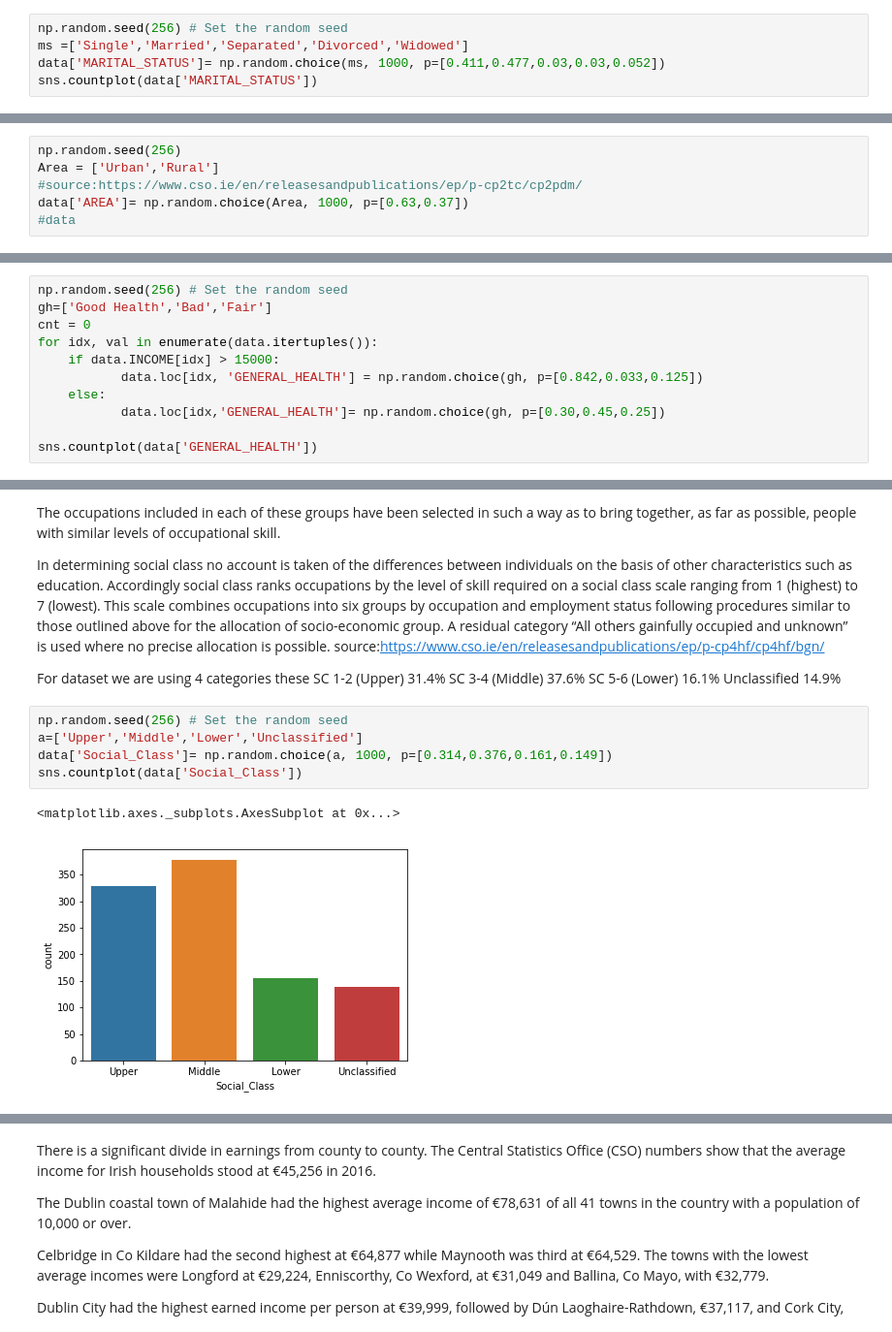
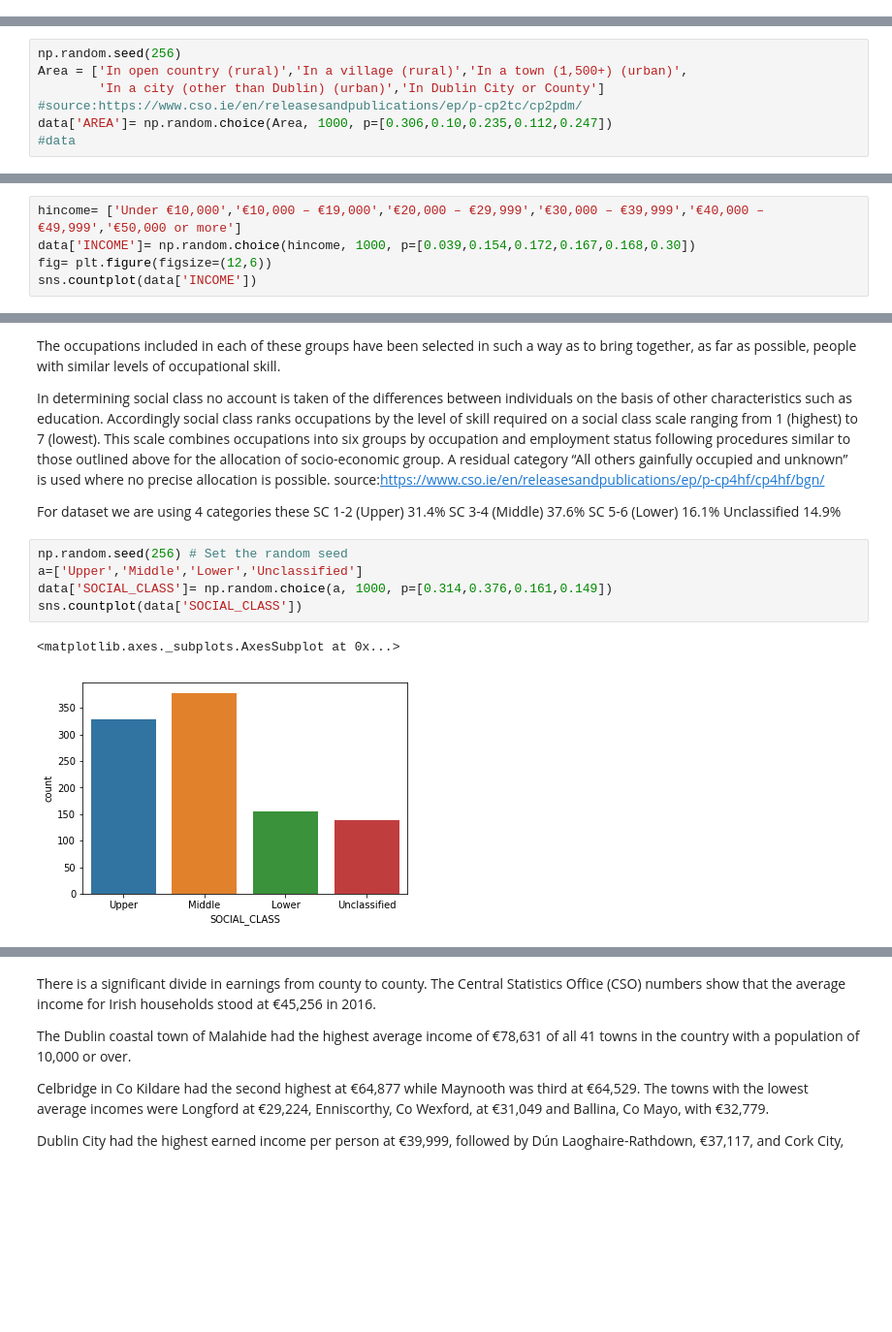
Before and after one commit to Freeha-S/ProgDA_Project, a Jupyter notebook: ProgDA-Project.ipynb, the cells around one changed output, grey strips where cells are left out. Shown at 97% size. Cells and saved outputs as stored; diff of their text form; blank space fills up the shorter version.

```diff
--- a/ProgDA-Project.ipynb
+++ b/ProgDA-Project.ipynb
@@ -189,5 +205,0 @@ source: https://www.cso.ie/en/releasesandpublications/ep/p-cp4hf/cp4hf/ms/
-# %%
-np.random.seed(256) # Set the random seed
-ms =['Single','Married','Separated','Divorced','Widowed']
-data['MARITAL_STATUS']= np.random.choice(ms, 1000, p=[0.411,0.477,0.03,0.03,0.052])
-sns.countplot(data['MARITAL_STATUS'])
@@ -205,6 +219,7 @@ np.random.choice() is used to get values randomly and cso.ie statistics is used
 # %%
 np.random.seed(256)
-Area = ['Urban','Rural']
+Area = ['In open country (rural)','In a village (rural)','In a town (1,500+) (urban)',
+        'In a city (other than Dublin) (urban)','In Dublin City or County']
 #source:https://www.cso.ie/en/releasesandpublications/ep/p-cp2tc/cp2pdm/
-data['AREA']= np.random.choice(Area, 1000, p=[0.63,0.37])
+data['AREA']= np.random.choice(Area, 1000, p=[0.306,0.10,0.235,0.112,0.247])
 #data
@@ -255,0 +236,5 @@ for idx, val in enumerate(data.itertuples()):
+# %%
+hincome= ['Under €10,000','€10,000 – €19,000','€20,000 – €29,999','€30,000 – €39,999','€40,000 – €49,999','€50,000 or more']
+data['INCOME']= np.random.choice(hincome, 1000, p=[0.039,0.154,0.172,0.167,0.168,0.30])
+fig= plt.figure(figsize=(12,6))
+sns.countplot(data['INCOME'])
@@ -271,14 +261,3 @@ According to Eurostat, people's perception of general health in Ireland is depen
 - 3.3%very bad and bad
 - 12.5% fair
 source https://ec.europa.eu/eurostat/cache/infographs/qol/index_en.html
-# %%
-np.random.seed(256) # Set the random seed
-gh=['Good Health','Bad','Fair']
-cnt = 0
-for idx, val in enumerate(data.itertuples()):
-    if data.INCOME[idx] > 15000:
-           data.loc[idx, 'GENERAL_HEALTH'] = np.random.choice(gh, p=[0.842,0.033,0.125])
-    else:
-           data.loc[idx,'GENERAL_HEALTH']= np.random.choice(gh, p=[0.30,0.45,0.25])
-
-sns.countplot(data['GENERAL_HEALTH'])
@@ -333,11 +286,11 @@ Unclassified 14.9%
 # %%
 np.random.seed(256) # Set the random seed
 a=['Upper','Middle','Lower','Unclassified']
-data['Social_Class']= np.random.choice(a, 1000, p=[0.314,0.376,0.161,0.149])
-sns.countplot(data['Social_Class'])
+data['SOCIAL_CLASS']= np.random.choice(a, 1000, p=[0.314,0.376,0.161,0.149])
+sns.countplot(data['SOCIAL_CLASS'])
 # %% [output]
 <matplotlib.axes._subplots.AxesSubplot at 0x...>
-[figure, old version]
+[figure, new version]
 # %%
 data.head(5)
 # %% [output]
```
Also changed, not shown: parts of 37 cells of this notebook, 2 other files.
